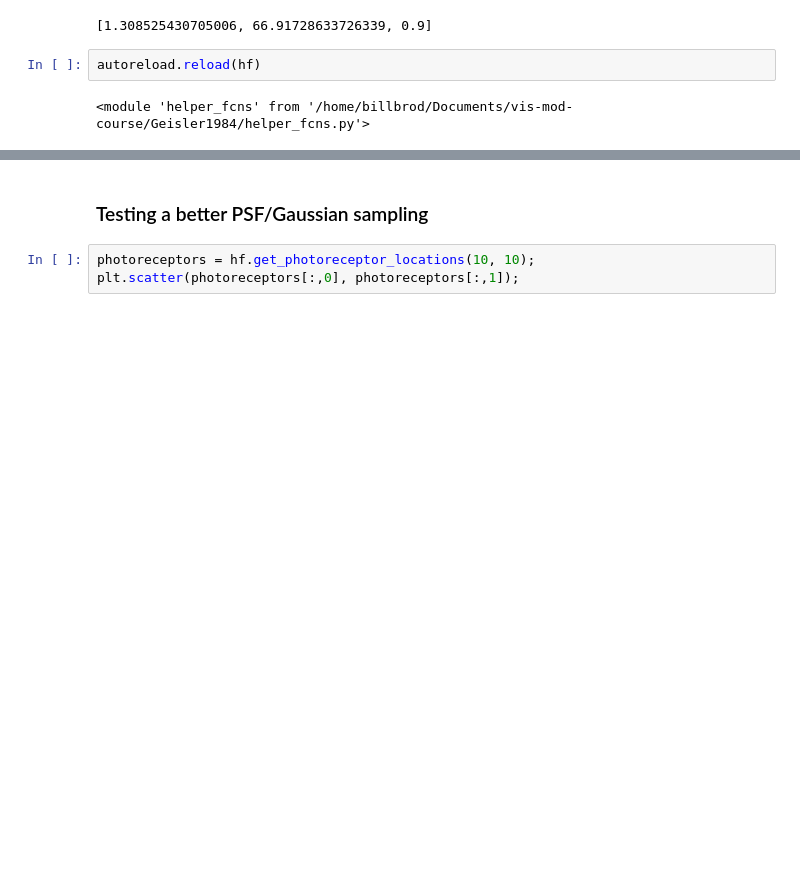
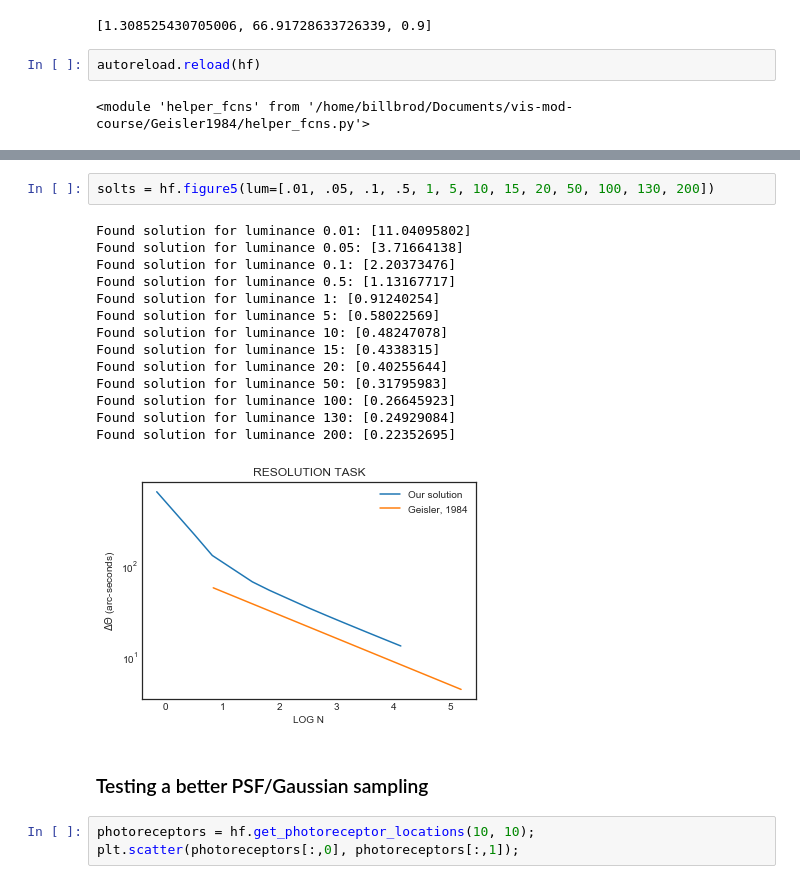
Before and after one commit to WinawerLab/vis-mod-course, a Jupyter notebook: Geisler1984/Geisler1984.ipynb, the cells around one changed output, grey strips where cells are left out. Cells and saved outputs as stored; diff of their text form; blank space fills up the shorter version.

```diff
--- a/Geisler1984/Geisler1984.ipynb
+++ b/Geisler1984/Geisler1984.ipynb
@@ -243,3 +223,20 @@ array([[1.35976966e+00, 6.66551317e-01, 1.19244955e+01],
+# %%
+solts = hf.figure5(lum=[.01, .05, .1, .5, 1, 5, 10, 15, 20, 50, 100, 130, 200])
+# %% [output]
+Found solution for luminance 0.01: [11.04095802]
+Found solution for luminance 0.05: [3.71664138]
+Found solution for luminance 0.1: [2.20373476]
+Found solution for luminance 0.5: [1.13167717]
+Found solution for luminance 1: [0.91240254]
+Found solution for luminance 5: [0.58022569]
+Found solution for luminance 10: [0.48247078]
+Found solution for luminance 15: [0.4338315]
+Found solution for luminance 20: [0.40255644]
+Found solution for luminance 50: [0.31795983]
+Found solution for luminance 100: [0.26645923]
+Found solution for luminance 130: [0.24929084]
+Found solution for luminance 200: [0.22352695]
+[figure, added]
 # %% [markdown]
 ### Testing a better PSF/Gaussian sampling
 # %%
```
Also changed, not shown: parts of 6 cells of this notebook, 1 other file.
